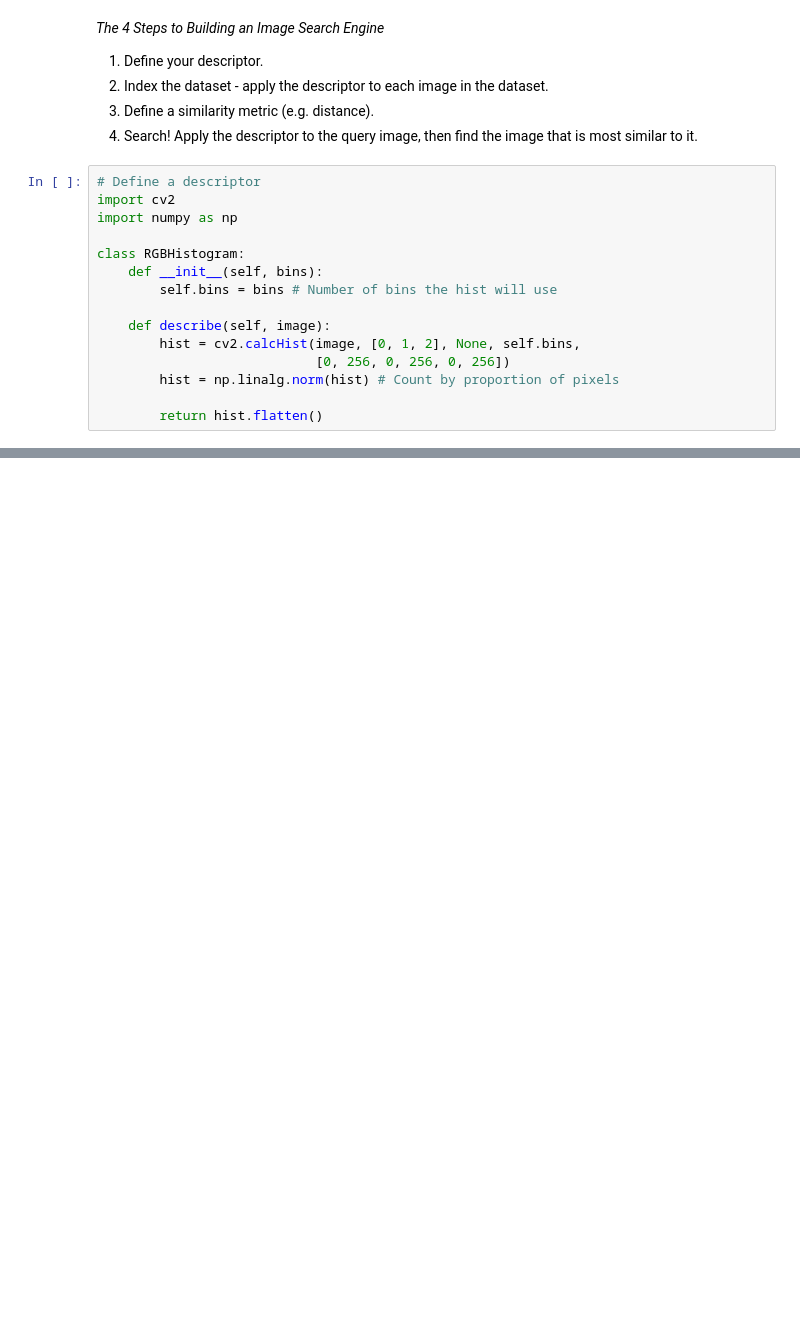
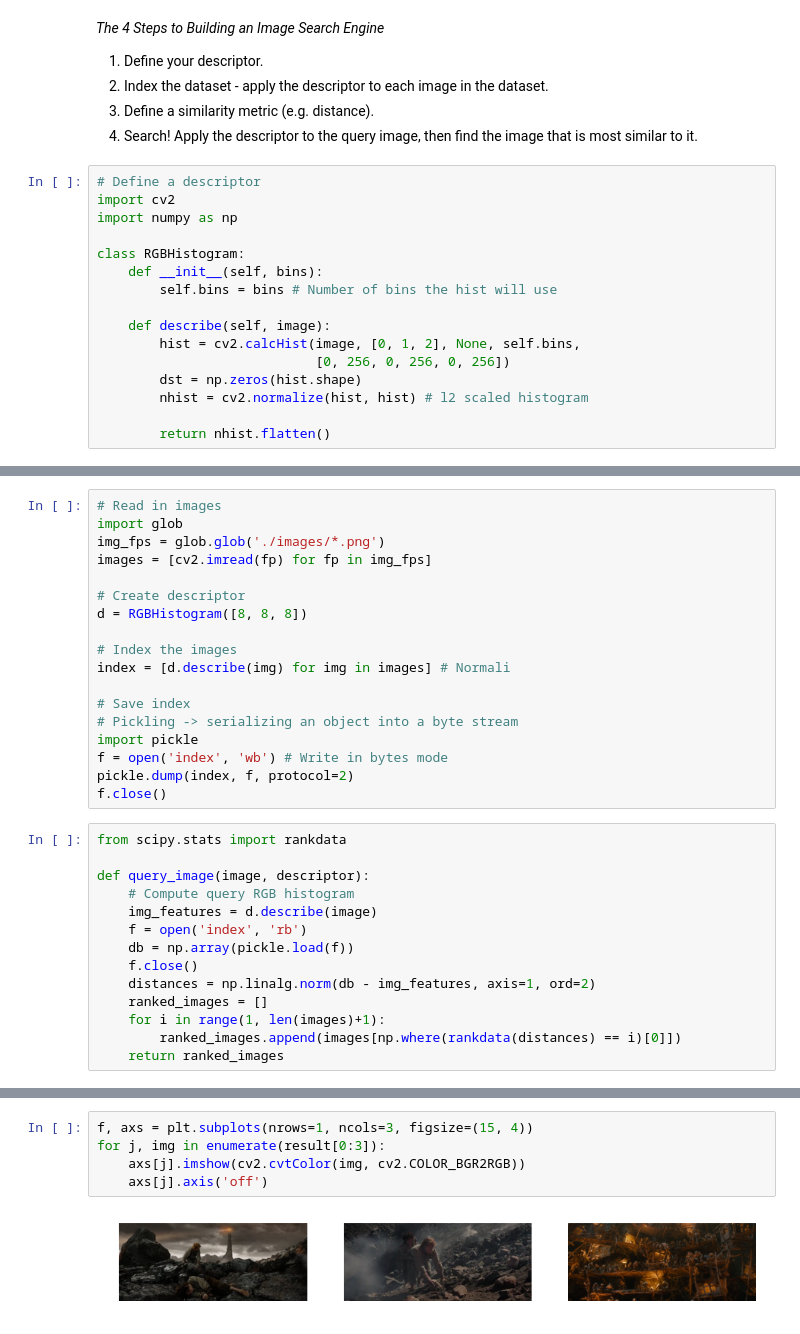
Before and after one commit to JeromeWynne/pyimage, a Jupyter notebook: image-search-engine.ipynb, the cells around one changed output, grey strips where cells are left out. Drawn from its saved outputs; the diff is of its cells as text; blank space fills up the shorter version.

```diff
--- a/image-search-engine.ipynb
+++ b/image-search-engine.ipynb
@@ -104,6 +103,7 @@ class RGBHistogram:
     def describe(self, image):
         hist = cv2.calcHist(image, [0, 1, 2], None, self.bins,
                             [0, 256, 0, 256, 0, 256])
-        hist = np.linalg.norm(hist) # Count by proportion of pixels
+        dst = np.zeros(hist.shape)
+        nhist = cv2.normalize(hist, hist) # l2 scaled histogram
 
-        return hist.flatten()
+        return nhist.flatten()
@@ -135,0 +110,32 @@ query_hist = RGBHistogram(query_img)
+# %%
+# Read in images
+import glob
+img_fps = glob.glob('./images/*.png')
+images = [cv2.imread(fp) for fp in img_fps]
+
+# Create descriptor
+d = RGBHistogram([8, 8, 8])
+
+# Index the images
+index = [d.describe(img) for img in images] # Normali
+
+# Save index
+# Pickling -> serializing an object into a byte stream
+import pickle
+f = open('index', 'wb') # Write in bytes mode
+pickle.dump(index, f, protocol=2)
+f.close()
+# %%
+from scipy.stats import rankdata
+
+def query_image(image, descriptor):
+    # Compute query RGB histogram
+    img_features = d.describe(image)
+    f = open('index', 'rb')
+    db = np.array(pickle.load(f))
+    f.close()
+    distances = np.linalg.norm(db - img_features, axis=1, ord=2)
+    ranked_images = []
+    for i in range(1, len(images)+1):
+        ranked_images.append(images[np.where(rankdata(distances) == i)[0]])
+    return ranked_images
@@ -135,0 +151,7 @@ query_hist = RGBHistogram(query_img)
+# %%
+f, axs = plt.subplots(nrows=1, ncols=3, figsize=(15, 4))
+for j, img in enumerate(result[0:3]):
+    axs[j].imshow(cv2.cvtColor(img, cv2.COLOR_BGR2RGB))
+    axs[j].axis('off')
+# %% [output]
+[figure, added]
```
Also changed, not shown: parts of 8 cells of this notebook, 1 other file.
